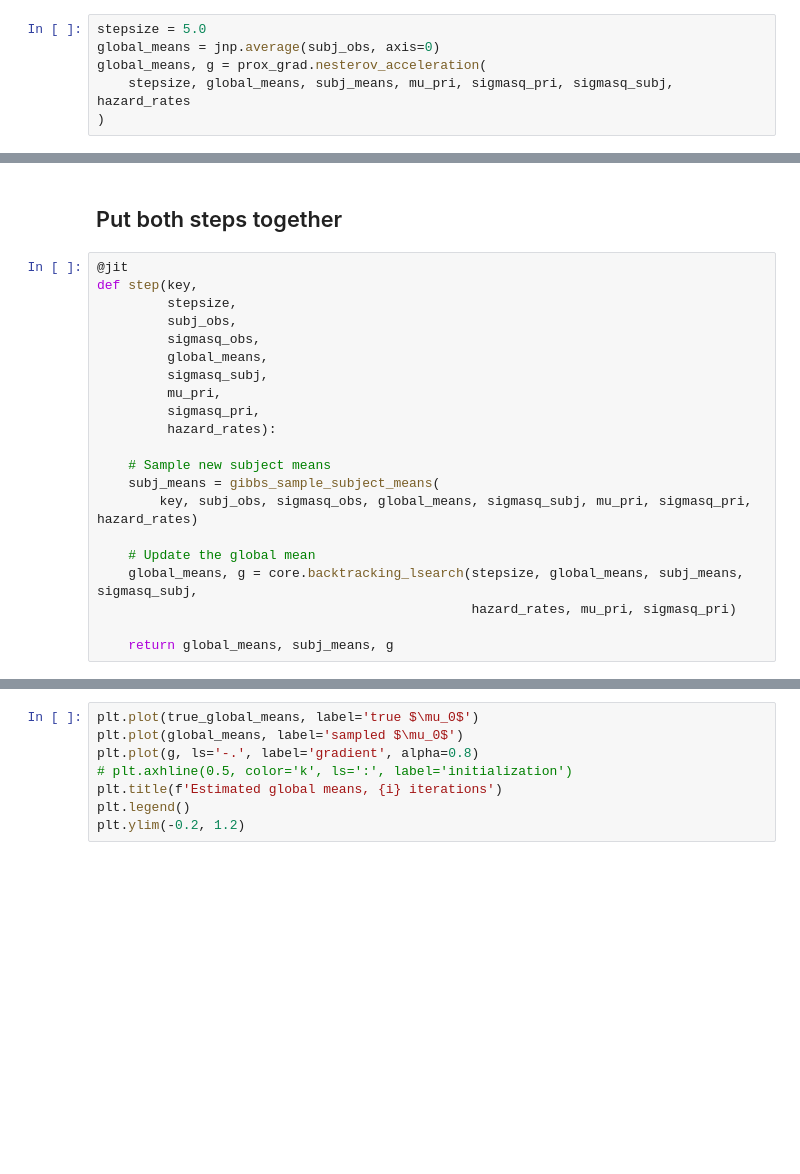
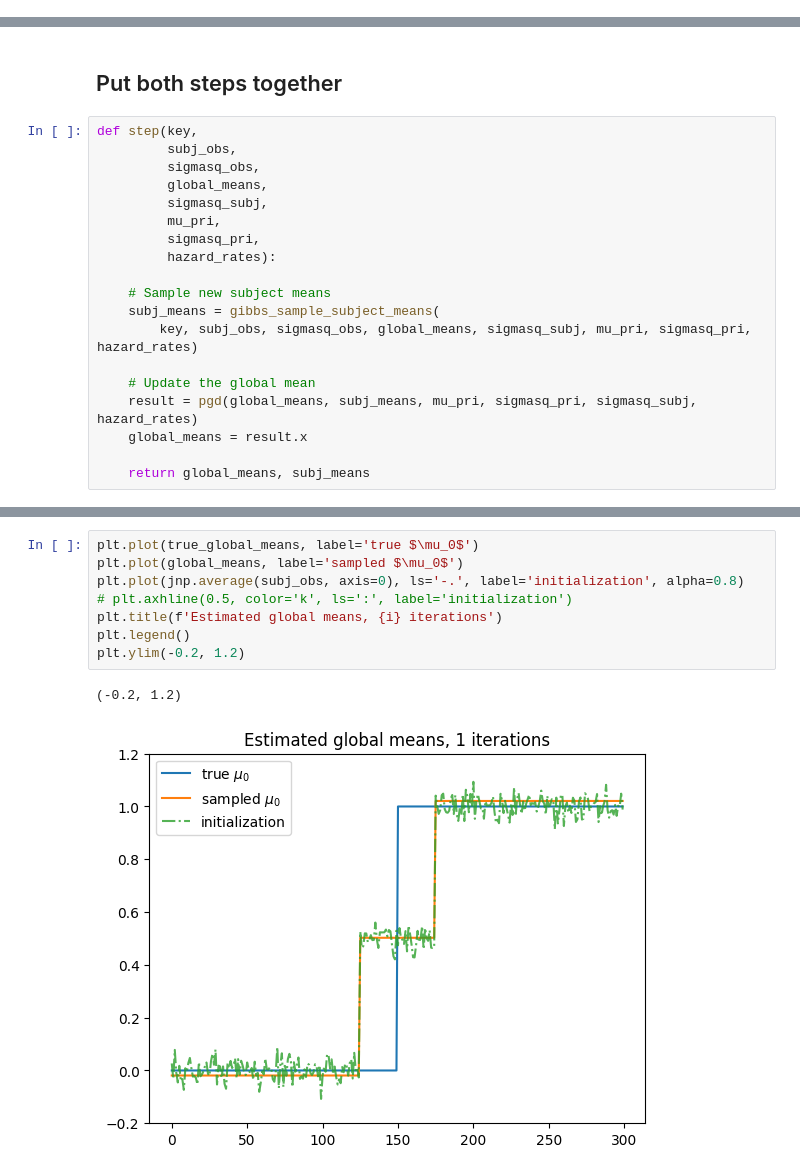
Before and after one commit to emdupre/bayes-ca, a Jupyter notebook: experiments/hierarchical_stagger_jump.ipynb, the cells around one changed output, grey strips where cells are left out. Drawn from its saved outputs; the diff is of its cells as text; blank space fills up the shorter version.

```diff
--- a/experiments/hierarchical_stagger_jump.ipynb
+++ b/experiments/hierarchical_stagger_jump.ipynb
@@ -345,6 +155,0 @@ TypeError: _prox() missing 2 required positional arguments: 'hazard_rates' and '
-# %%
-stepsize = 5.0
-global_means = jnp.average(subj_obs, axis=0)
-global_means, g = prox_grad.nesterov_acceleration(
-    stepsize, global_means, subj_means, mu_pri, sigmasq_pri, sigmasq_subj, hazard_rates
-)
@@ -372,9 +178,7 @@ plt.ylim(-0.2, 1.2)
 # %% [markdown]
 ## Put both steps together
 # %%
-@jit
 def step(key,
-         stepsize,
          subj_obs,
          sigmasq_obs,
          global_means,
@@ -388,9 +192,9 @@ def step(key,
         key, subj_obs, sigmasq_obs, global_means, sigmasq_subj, mu_pri, sigmasq_pri, hazard_rates)
 
     # Update the global mean
-    global_means, g = core.backtracking_lsearch(stepsize, global_means, subj_means, sigmasq_subj,
-                                                hazard_rates, mu_pri, sigmasq_pri)
+    result = pgd(global_means, subj_means, mu_pri, sigmasq_pri, sigmasq_subj, hazard_rates)
+    global_means = result.x
 
-    return global_means, subj_means, g
+    return global_means, subj_means
 # %%
 key = jr.PRNGKey(0)
@@ -413,11 +217,14 @@ for itr in progress_bar(range(100)):
 # %%
 plt.plot(true_global_means, label='true $\mu_0$')
 plt.plot(global_means, label='sampled $\mu_0$')
-plt.plot(g, ls='-.', label='gradient', alpha=0.8)
+plt.plot(jnp.average(subj_obs, axis=0), ls='-.', label='initialization', alpha=0.8)
 # plt.axhline(0.5, color='k', ls=':', label='initialization')
 plt.title(f'Estimated global means, {i} iterations')
 plt.legend()
 plt.ylim(-0.2, 1.2)
+# %% [output]
+(-0.2, 1.2)
+[figure, added]
 # %%
 l = plt.plot(subj_means[1], label=f'sampled $\mu^n$ for subj. 1')[0]
 plt.plot(subj_obs[1], 'o', color=l.get_color(), alpha=0.1, lw=3)
```
Also changed, not shown: parts of 12 cells of this notebook, 3 other files.
